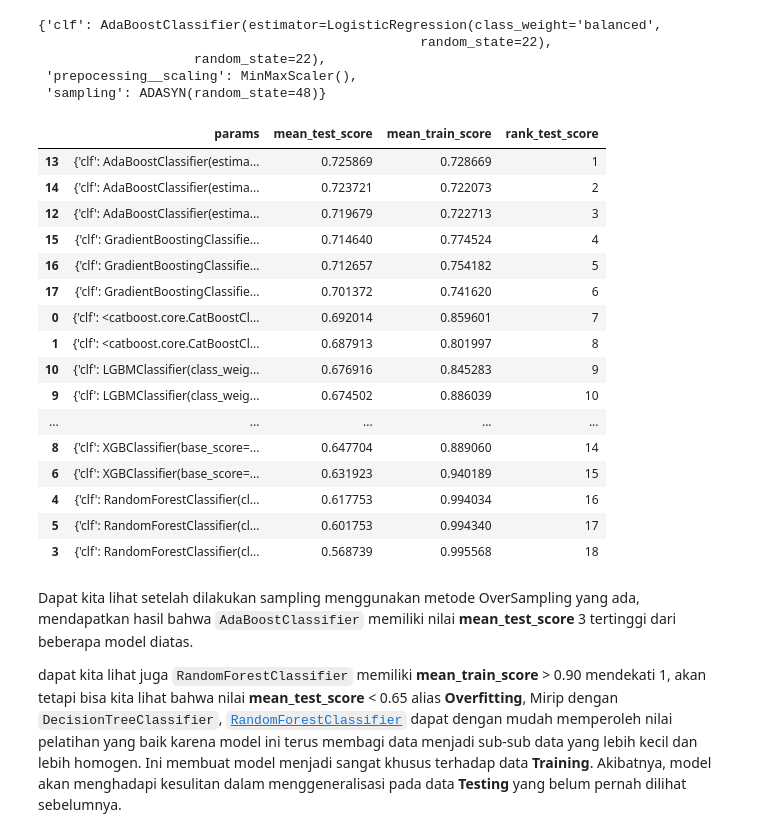
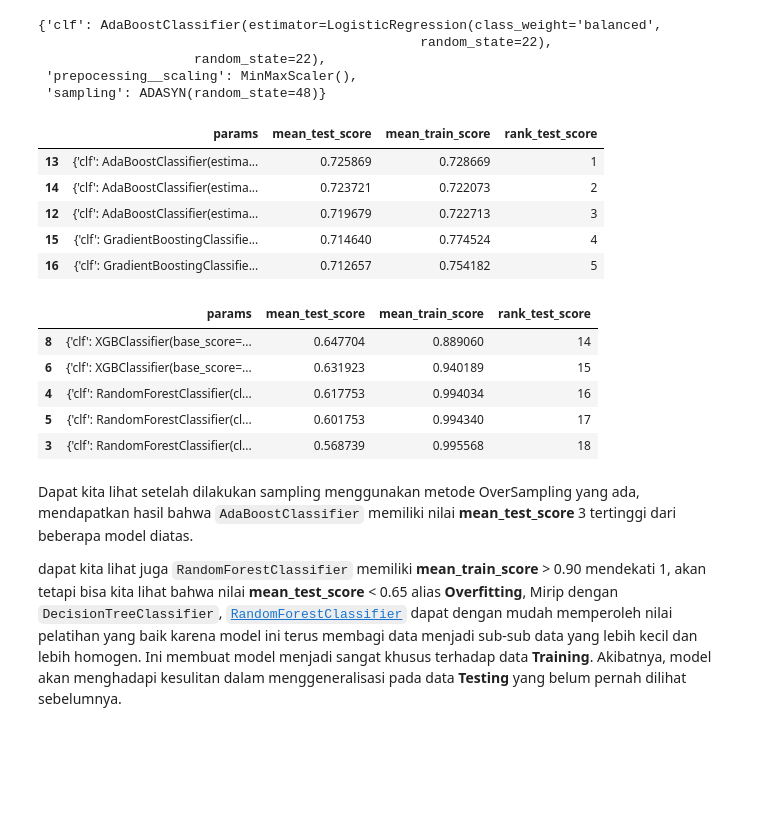
Before and after one commit to yapex1324/telco_customer_churn, a Jupyter notebook: capstone3 - Copy.ipynb, the cells around one changed output. Cells and saved outputs as stored; diff of their text form; code cells hidden in the pictures; blank space fills up the shorter version.

```diff
--- a/capstone3 - Copy.ipynb
+++ b/capstone3 - Copy.ipynb
@@ -104,8 +104,8 @@ f2 = make_scorer(fbeta_score, beta=2)
 # %% [markdown]
 Langkah pertama yang akan kita lakukan adalah mempelajari dataset yang tersedia. Data tersebut dapat diakses [disini](https://drive.google.com/file/d/1oB5uKtJr7dWcWr9Ld5ZFAuVkpV005ceH/view).
 # %%
-df = pd.read_csv(r"C:\Users\moh_y\python_project\bootcamp\modul_3\capstone\data_telco_customer_churn.csv")
-df.head()
+dfa = pd.read_csv(r"C:\Users\moh_y\python_project\bootcamp\modul_3\capstone\data_telco_customer_churn.csv")
+dfa.head()
 # %% [output]
 |  | Dependents | tenure | OnlineSecurity | OnlineBackup | InternetService | DeviceProtection | TechSupport | ... |
 | 0 | Yes | 9 | No | No | DSL | Yes | Yes | ... |
@@ -189,9 +189,9 @@ Tahap selanjutnya ada menghapus data duplikat. Adanya duplikat dapat menyebabkan
 # %%
 #   menghapus nilai duplicated yang ada
 
-print(f"jumlah nilai duplikat yang ada = {df.duplicated().sum()}")
+print(f"jumlah nilai duplikat yang ada = {dfa.duplicated().sum()}")
 
-df = df.drop_duplicates()
+df = dfa.drop_duplicates()
 # %% [output]
 jumlah nilai duplikat yang ada = 77
 # %% [markdown]
@@ -622,25 +622,21 @@ best score = 0.7258690606066308
  'sampling': ADASYN(random_state=48)}
 # %%
 cv_result = pd.DataFrame(grid_search_cv_balance_ensemble.cv_results_)
-cv_result[['params','mean_test_score','mean_train_score','rank_test_score']].sort_values('rank_test_score')
+display(cv_result[['params','mean_test_score','mean_train_score','rank_test_score']].sort_values('rank_test_score').head(),
+ cv_result[['params','mean_test_score','mean_train_score','rank_test_score']].sort_values('rank_test_score').tail())
 # %% [output]
 |  | params | mean_test_score | mean_train_score | rank_test_score |
 | 13 | {'clf': AdaBoostClassifier(estima... | 0.725869 | 0.728669 | 1 |
 | 14 | {'clf': AdaBoostClassifier(estima... | 0.723721 | 0.722073 | 2 |
 | 12 | {'clf': AdaBoostClassifier(estima... | 0.719679 | 0.722713 | 3 |
 | 15 | {'clf': GradientBoostingClassifie... | 0.714640 | 0.774524 | 4 |
 | 16 | {'clf': GradientBoostingClassifie... | 0.712657 | 0.754182 | 5 |
-| 17 | {'clf': GradientBoostingClassifie... | 0.701372 | 0.741620 | 6 |
-| 0 | {'clf': <catboost.core.CatBoostCl... | 0.692014 | 0.859601 | 7 |
-| 1 | {'clf': <catboost.core.CatBoostCl... | 0.687913 | 0.801997 | 8 |
-| 10 | {'clf': LGBMClassifier(class_weig... | 0.676916 | 0.845283 | 9 |
-| 9 | {'clf': LGBMClassifier(class_weig... | 0.674502 | 0.886039 | 10 |
-| ... | ... | ... | ... | ... |
-| 8 | {'clf': XGBClassifier(base_score=... | 0.647704 | 0.889060 | 14 |
-| 6 | {'clf': XGBClassifier(base_score=... | 0.631923 | 0.940189 | 15 |
-| 4 | {'clf': RandomForestClassifier(cl... | 0.617753 | 0.994034 | 16 |
-| 5 | {'clf': RandomForestClassifier(cl... | 0.601753 | 0.994340 | 17 |
-| 3 | {'clf': RandomForestClassifier(cl... | 0.568739 | 0.995568 | 18 |
+|  | params | mean_test_score | mean_train_score | rank_test_score |
+| 8 | {'clf': XGBClassifier(base_score=... | 0.647704 | 0.889060 | 14 |
+| 6 | {'clf': XGBClassifier(base_score=... | 0.631923 | 0.940189 | 15 |
+| 4 | {'clf': RandomForestClassifier(cl... | 0.617753 | 0.994034 | 16 |
+| 5 | {'clf': RandomForestClassifier(cl... | 0.601753 | 0.994340 | 17 |
+| 3 | {'clf': RandomForestClassifier(cl... | 0.568739 | 0.995568 | 18 |
 # %% [markdown]
 Dapat kita lihat setelah dilakukan sampling menggunakan metode OverSampling yang ada, mendapatkan hasil bahwa `AdaBoostClassifier` memiliki nilai **mean_test_score** 3 tertinggi dari beberapa model diatas.
 
```
Also changed, not shown: parts of 26 cells of this notebook.
